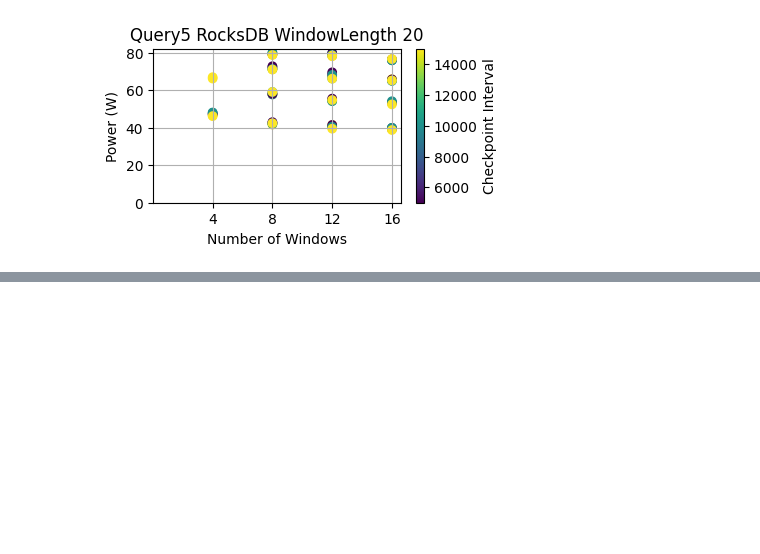
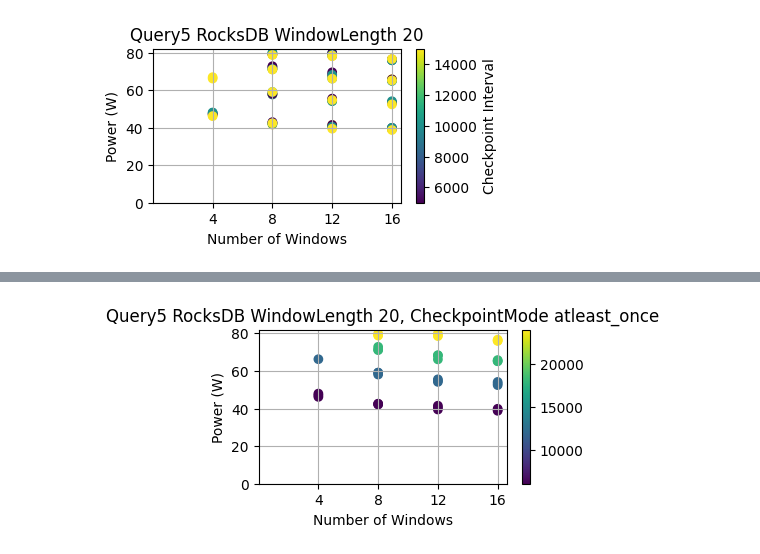
Before and after one commit to EEStrmCmptng/dataset, a Jupyter notebook: micro/query5/different_checkpoint/rocksdb/windowlength20/graph.ipynb, the cells around one changed output, grey strips where cells are left out. Saved outputs shown, nothing was run; the diff lists cells and outputs as text; code cells hidden in the pictures; blank space fills up the shorter version.

```diff
--- a/micro/query5/different_checkpoint/rocksdb/windowlength20/graph.ipynb
+++ b/micro/query5/different_checkpoint/rocksdb/windowlength20/graph.ipynb
@@ -76,0 +76,14 @@ TypeError: unhashable type: 'Series'
+# %%
+d4 = d2[d2['CheckpointMode'] == 'atleast_once']
+plt.figure(figsize=(4,2))
+plt.scatter(d4['nwindows'], d4['pkg_watts_avg'], c=d4['rate'], cmap='viridis')
+plt.colorbar(label='')
+plt.xticks(d4.nwindows.unique())
+plt.xlabel('Number of Windows')
+plt.ylabel('Power (W)')
+plt.title('Query5 RocksDB WindowLength 20, CheckpointMode atleast_once')
+plt.ylim(bottom=0)
+plt.xlim(left=0)
+plt.grid()
+# %% [output]
+[figure, added]
```
Also changed, not shown: parts of 1 cell of this notebook.
